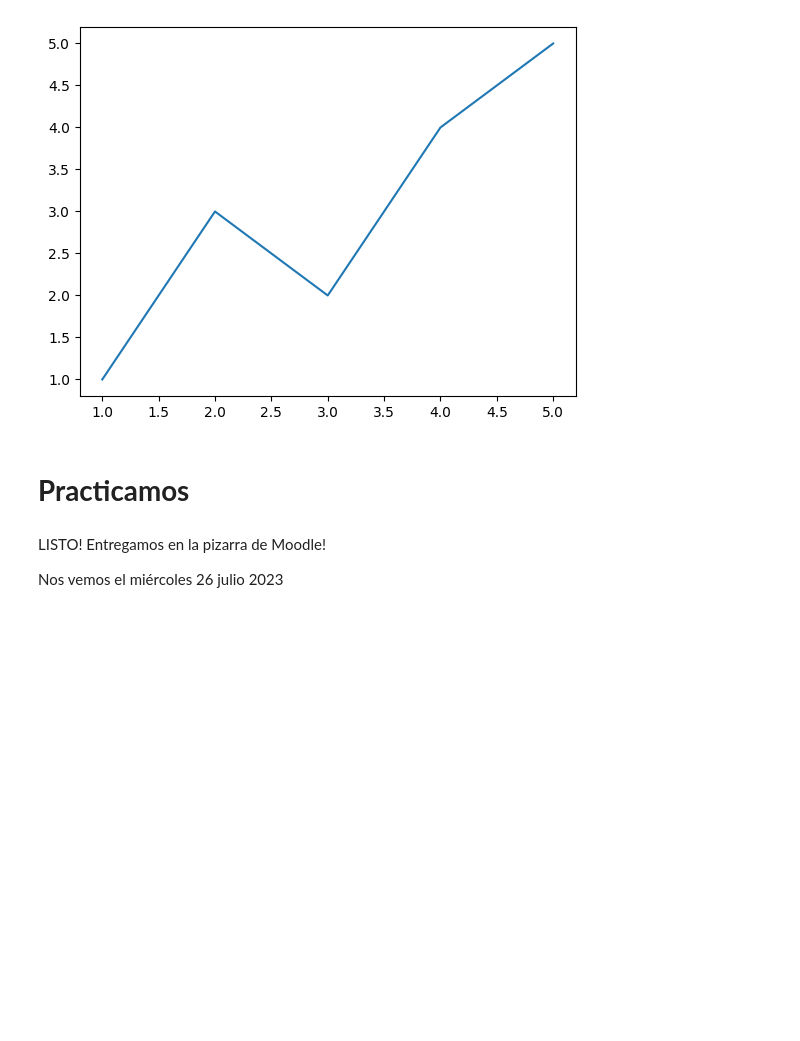
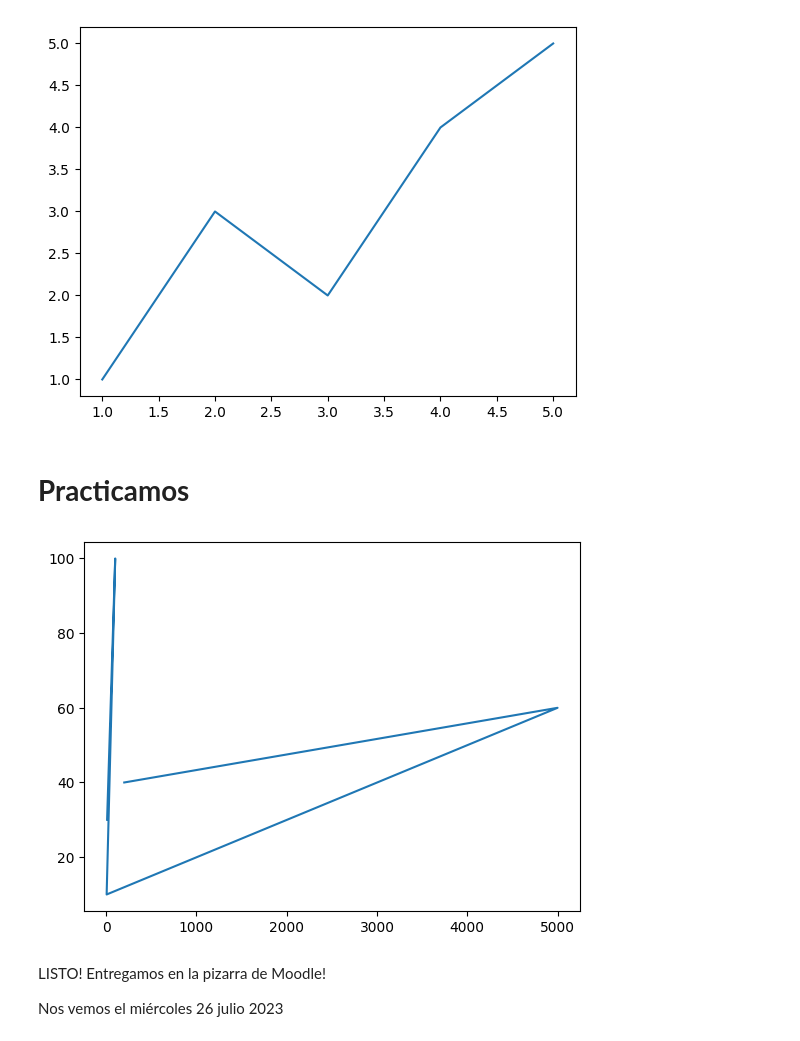
Before and after one commit to ema14bdt/introduccion_ciencia_de_datos, a Jupyter notebook: Copia_de_01_03_NumPy_Comisión_4_Ciencia_de_Datos.ipynb, the cells around one changed output. Saved outputs shown, nothing was run; the diff lists cells and outputs as text; code cells hidden in the pictures; blank space fills up the shorter version.

```diff
--- a/Copia_de_01_03_NumPy_Comisión_4_Ciencia_de_Datos.ipynb
+++ b/Copia_de_01_03_NumPy_Comisión_4_Ciencia_de_Datos.ipynb
@@ -274,11 +274,11 @@ dinero5=10
 
 #Anoto cuántas horas por semana para realizar cada trabajo
 
-horas1=0
-horas2=0
-horas3=0
-horas4=0
-horas5=0
+horas1=40
+horas2=60
+horas3=10
+horas4=100
+horas5=30
 
 #Genero una lista de python
 
@@ -302,7 +302,7 @@ segmento_inicio = arreglo[0:3]
 
 #Obtengo los ultimos dos elementos en otro fragmento
 
-segmento_final = arreglo[3:6]
+segmento_final = arreglo[3:len(lista1)]
 
 #Calculo la mediana
 
@@ -330,6 +332,17 @@ plt.show()
 # **Practicamos**
 # %%
 # Graficamos el dinero en función de las horas de trabajo
+
+lista2 = [horas1, horas2, horas3, horas4, horas5]
+arreglo2 = np.array(lista2)
+
+# Grafica el array de números
+plt.plot(arreglo, arreglo2)
+
+# Mostramos el gráfico
+plt.show()
+# %% [output]
+[figure, added]
 # %% [markdown]
 LISTO! Entregamos en la pizarra de Moodle!
 
```
Also changed, not shown: parts of 2 cells of this notebook.
